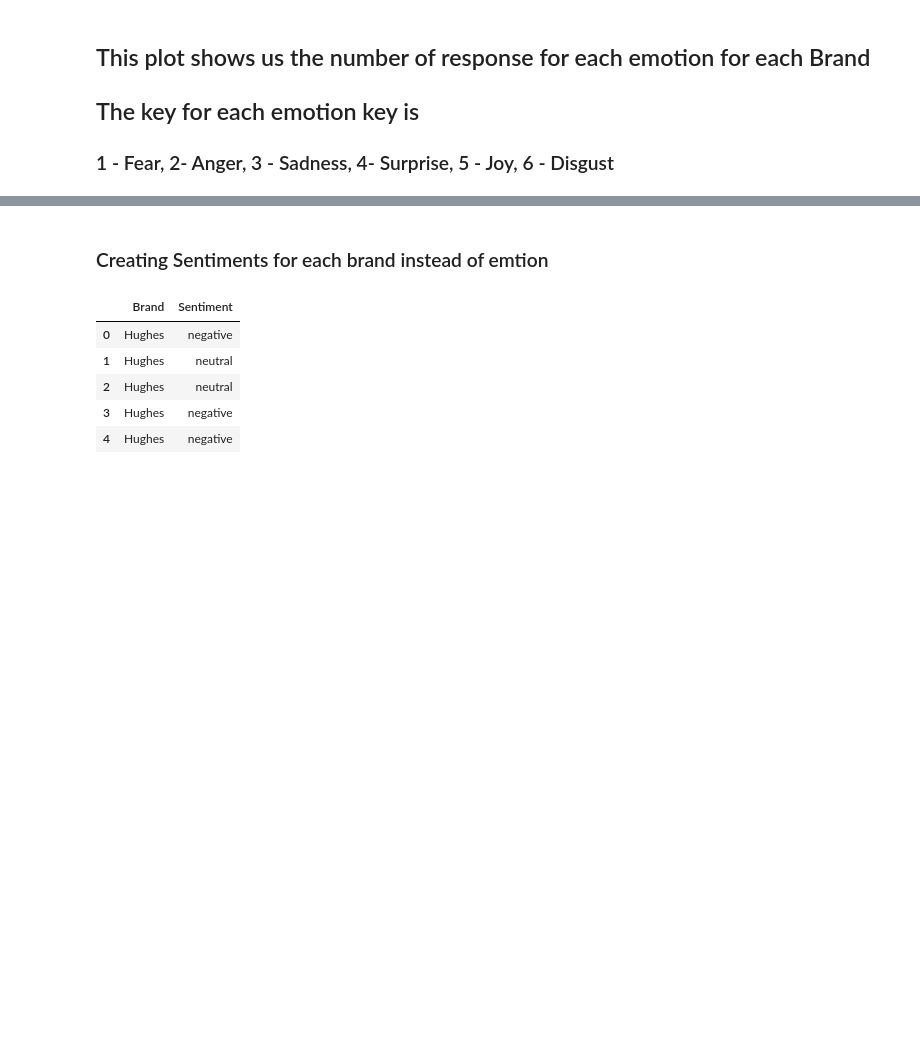
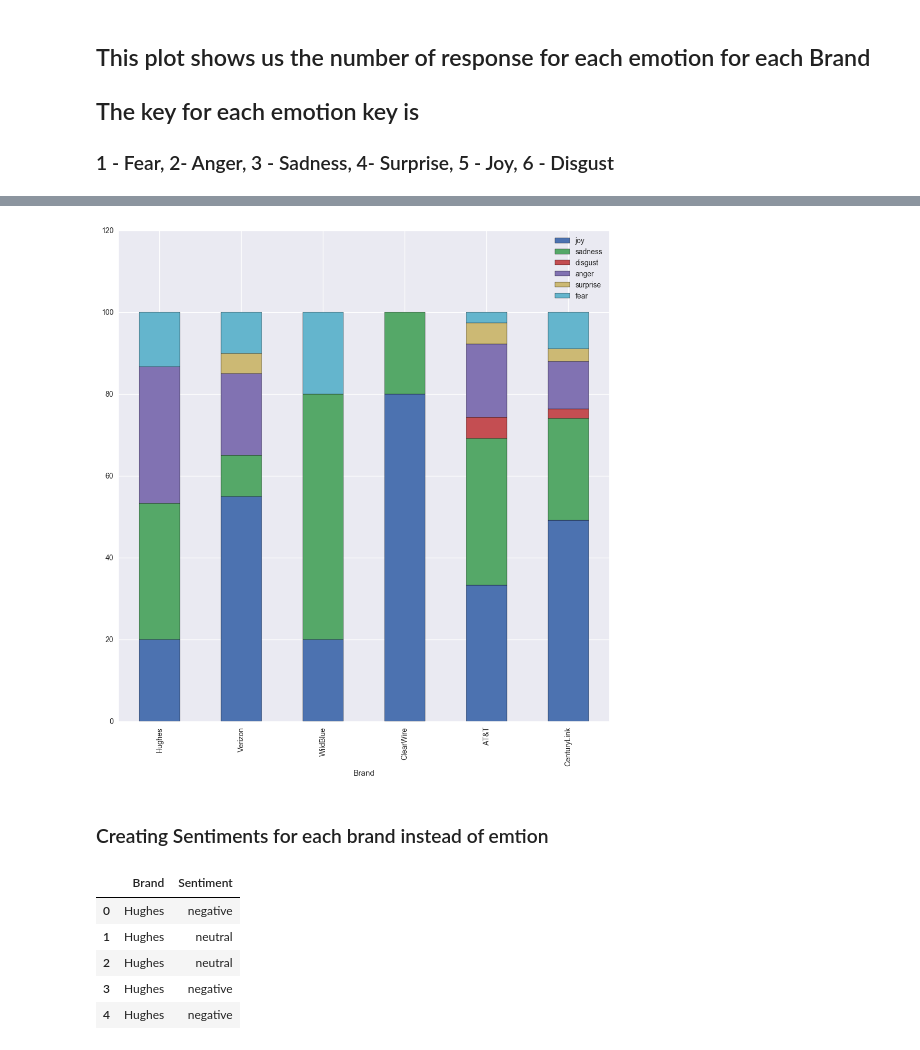
Before and after one commit to juhiscript/DataScience, a Jupyter notebook: Final Project.ipynb, the cells around one changed output, grey strips where cells are left out. Cells and saved outputs as stored; diff of their text form; code cells hidden in the pictures; blank space fills up the shorter version.

Commit message:
Add files via upload
Fixing Graphs

```diff
--- a/Final Project.ipynb
+++ b/Final Project.ipynb
@@ -118,4 +119,20 @@ ClearWire        5
 Name: Brand, dtype: int64
+# %%
+def getDataFrameFromMap(in_map):
+    temp_list=[]
+    index=0
+    df_temp=list(in_map['AT&T'].keys())
+    df_temp.insert(0, 'Brand')
+    brands= in_map.keys()
+
+    for i in in_map.values():
+        temp = list(i.values())
+        temp.insert(0, brands[index])
+        temp_list.append(temp)
+        index +=1
+
+    df = pd.DataFrame(temp_list, index=[1,2,3,4,5,6], columns=df_temp).set_index('Brand')
+    return df
 # %% [markdown]
 ## This plot shows us the number of response for each emotion for each Brand
 ## The key for each emotion key is
@@ -133,3 +174,7 @@ array([<matplotlib.axes._subplots.AxesSubplot object at 0x...>,
+# %%
+df_emotion.transpose().T.plot.bar(stacked=True, figsize=(12,12));
+# %% [output]
+[figure, added]
 # %% [markdown]
 ### Creating Sentiments for each brand instead of emtion
 # %%
```
Also changed, not shown: parts of 8 cells of this notebook.
